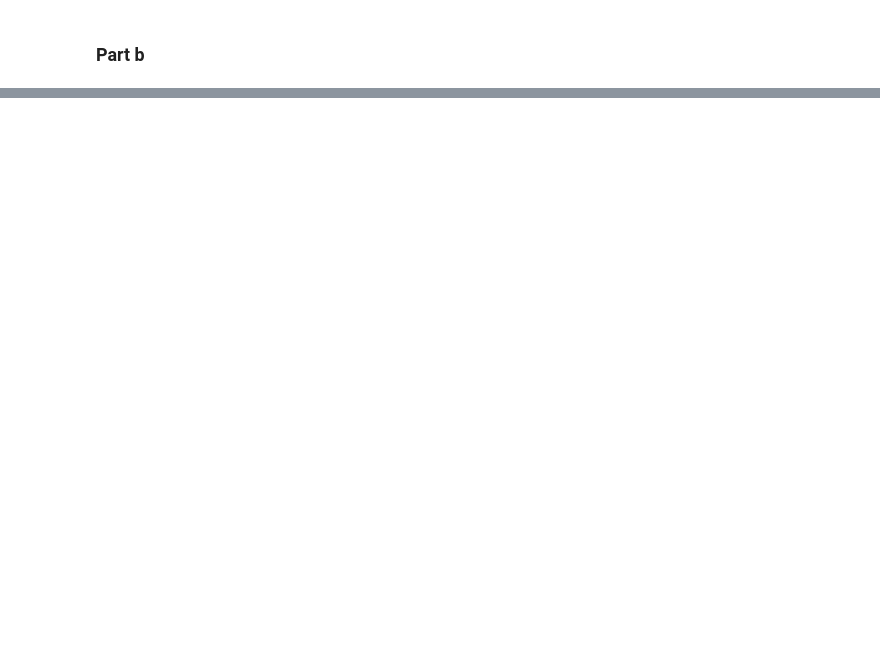
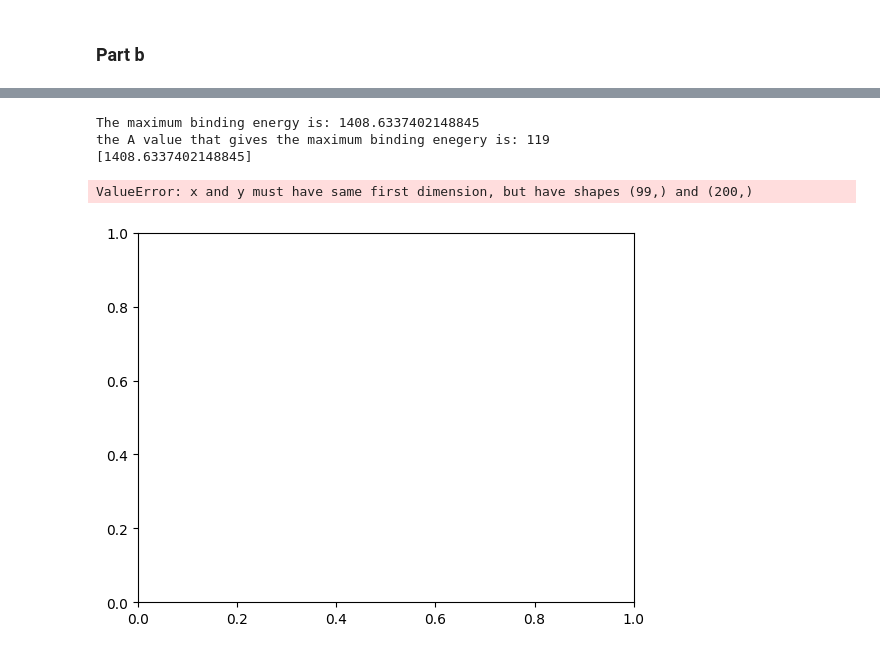
Before and after one commit to kkakadiya6/Homework-3, a Jupyter notebook: Homework_3.ipynb, the cells around one changed output, grey strips where cells are left out. Saved outputs shown, nothing was run; the diff lists cells and outputs as text; code cells hidden in the pictures; blank space fills up the shorter version.

```diff
--- a/Homework_3.ipynb
+++ b/Homework_3.ipynb
@@ -112,0 +118,24 @@ elif A % 2 == 0 and Z % 2 != 0:
+# %%
+import numpy as np
+bindingenergies = []
+maxenergies = []
+Z = 100
+for i in range(1*Z,3*Z):
+    bindingenergies.append(B(i,Z,a5AZeven))
+maxenergies.append(max(bindingenergies))
+print("The maximum binding energy is:",max(bindingenergies))
+print("the A value that gives the maximum binding enegery is:",bindingenergies.index(max(bindingenergies)))
+print(maxenergies)
+import matplotlib.pyplot as plt
+x = []
+for i in range(1,Z):
+    x.append(i)
+y = bindingenergies
+plt.plot(x, y)
+plt.show()
+# %% [output]
+The maximum binding energy is: 1408.6337402148845
+the A value that gives the maximum binding enegery is: 119
+[1408.6337402148845]
+ValueError: x and y must have same first dimension, but have shapes (99,) and (200,)
+[figure, added]
```
Also changed, not shown: parts of 9 cells of this notebook.
